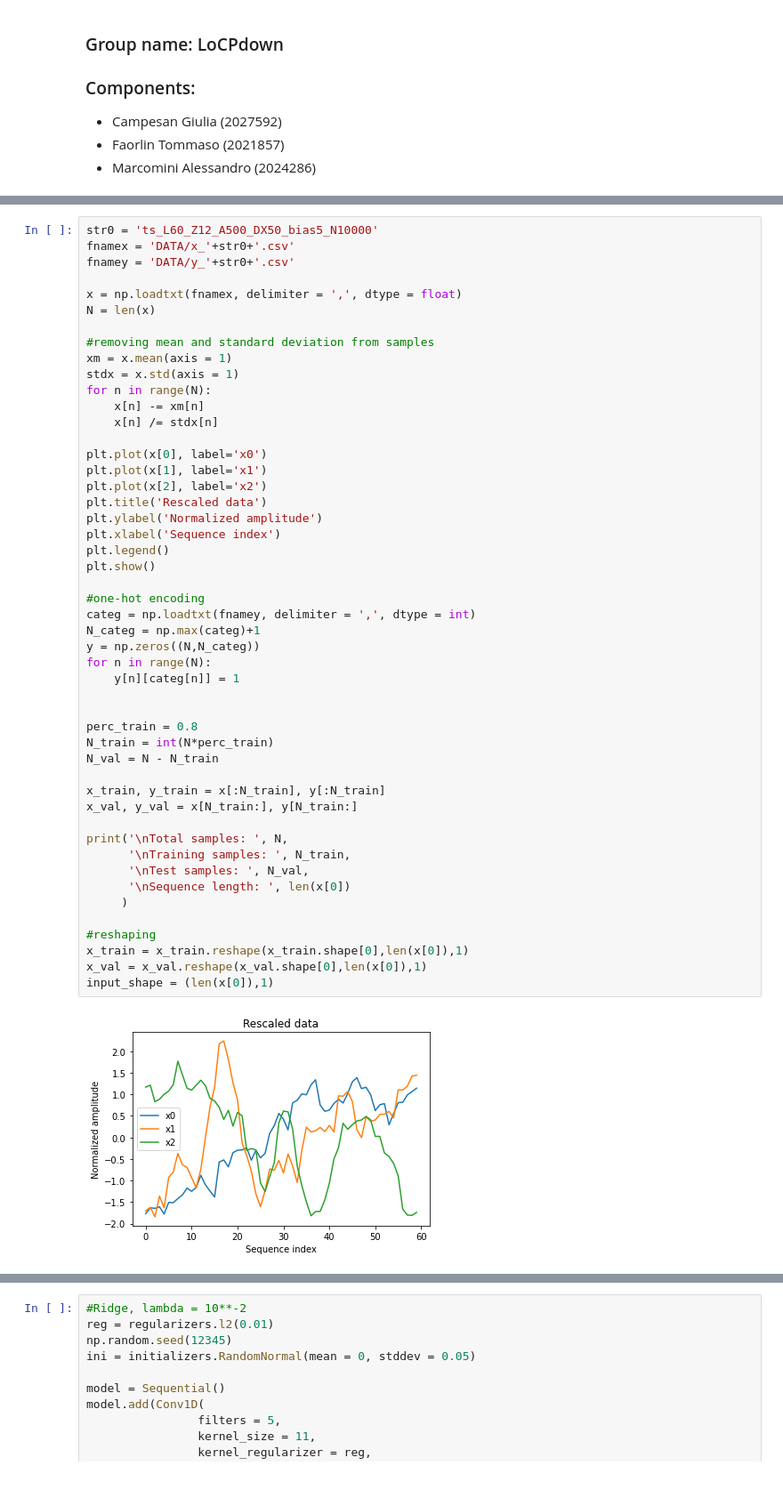
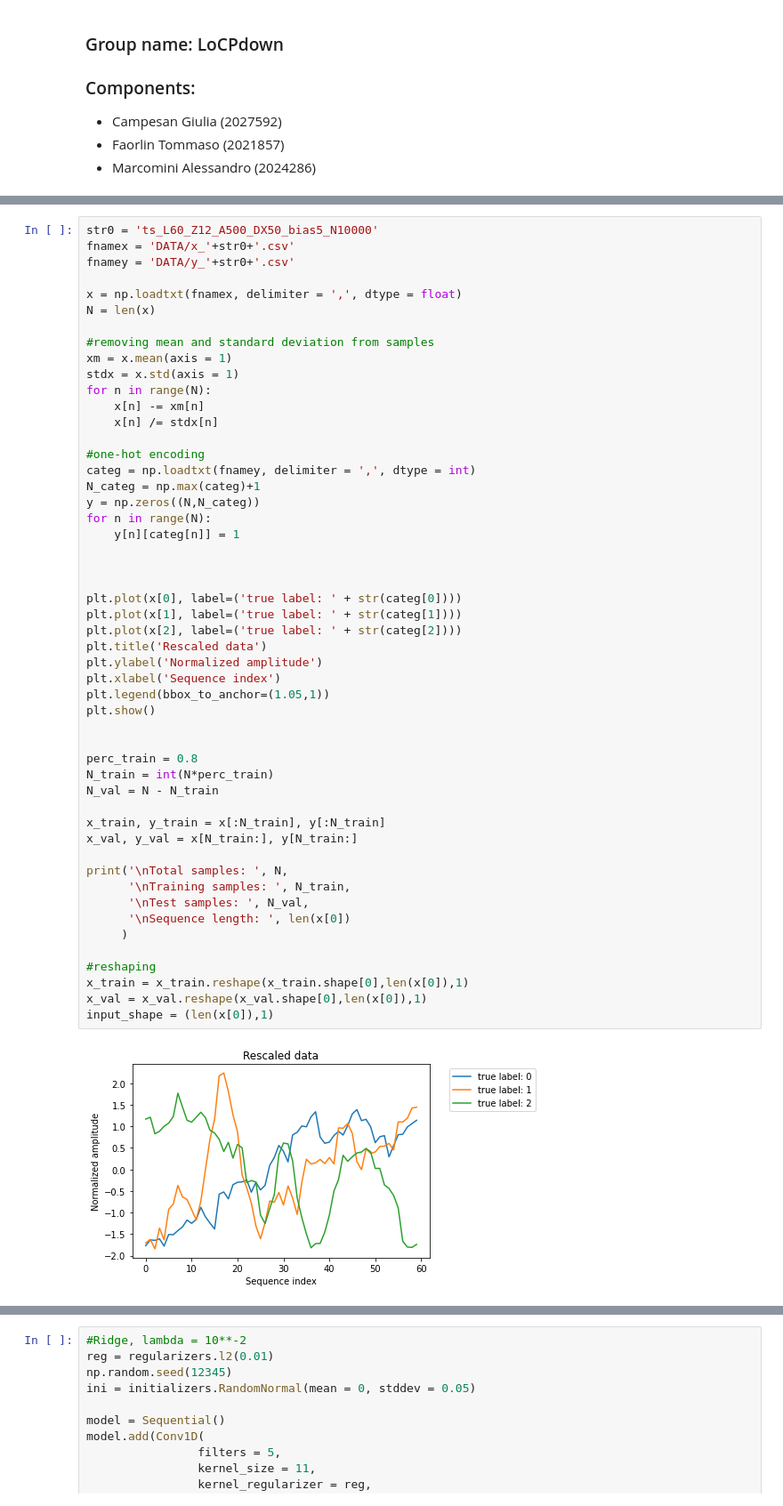
Before and after one commit to giuliacampesan/UniversityAssignments, a Jupyter notebook: 03_week/LoCPdown_Exercise3.ipynb, the cells around one changed output, grey strips where cells are left out. Shown at 89% size. Cells and saved outputs as stored; diff of their text form.

Commit message:
graphical adjustments

```diff
--- a/03_week/LoCPdown_Exercise3.ipynb
+++ b/03_week/LoCPdown_Exercise3.ipynb
@@ -50,43 +52,45 @@ stdx = x.std(axis = 1)
 for n in range(N):
     x[n] -= xm[n]
     x[n] /= stdx[n]
 
-plt.plot(x[0], label='x0')
-plt.plot(x[1], label='x1')
-plt.plot(x[2], label='x2')
-plt.title('Rescaled data')
-plt.ylabel('Normalized amplitude')
-plt.xlabel('Sequence index')
-plt.legend()
-plt.show()
-
 #one-hot encoding
 categ = np.loadtxt(fnamey, delimiter = ',', dtype = int)
 N_categ = np.max(categ)+1
 y = np.zeros((N,N_categ))
 for n in range(N):
     y[n][categ[n]] = 1
+
+
+
+plt.plot(x[0], label=('true label: ' + str(categ[0])))
+plt.plot(x[1], label=('true label: ' + str(categ[1])))
+plt.plot(x[2], label=('true label: ' + str(categ[2])))
+plt.title('Rescaled data')
+plt.ylabel('Normalized amplitude')
+plt.xlabel('Sequence index')
+plt.legend(bbox_to_anchor=(1.05,1))
+plt.show()
 
 
 perc_train = 0.8
 N_train = int(N*perc_train)
 N_val = N - N_train
 
 x_train, y_train = x[:N_train], y[:N_train]
 x_val, y_val = x[N_train:], y[N_train:]
 
 print('\nTotal samples: ', N,
       '\nTraining samples: ', N_train,
       '\nTest samples: ', N_val,
       '\nSequence length: ', len(x[0])
      )
 
 #reshaping
 x_train = x_train.reshape(x_train.shape[0],len(x[0]),1)
 x_val = x_val.reshape(x_val.shape[0],len(x[0]),1)
 input_shape = (len(x[0]),1)
 # %% [output]
-[figure, old version]
+[figure, new version]
 Total samples:  10000
 Training samples:  8000
 Test samples:  2000
```
Also changed, not shown: parts of 23 cells of this notebook.
